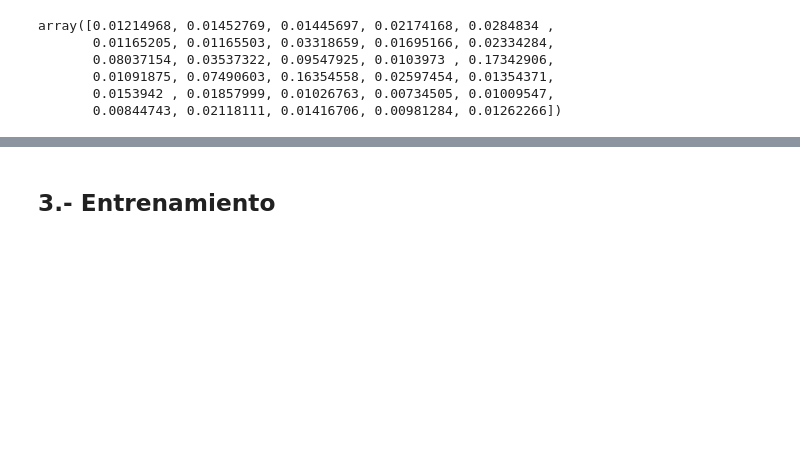
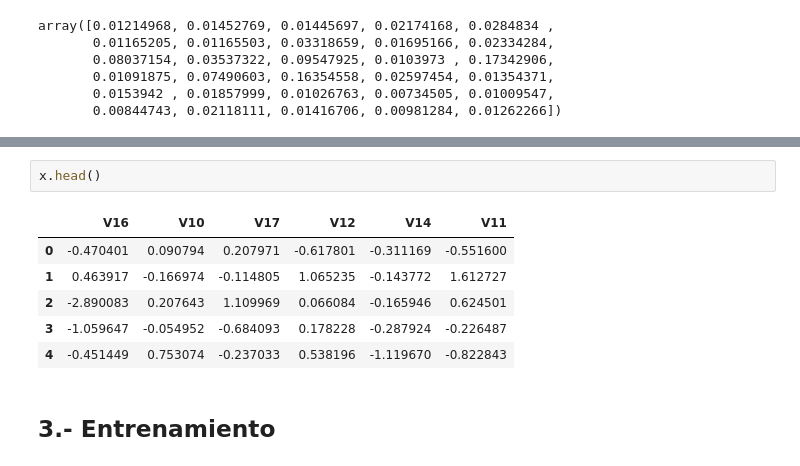
Before and after one commit to jhonadanil/ML-Tutorial, a Jupyter notebook: 8.-kmeans.ipynb, the cells around one changed output, grey strips where cells are left out. Saved outputs shown, nothing was run; the diff lists cells and outputs as text; blank space fills up the shorter version.

```diff
--- a/8.-kmeans.ipynb
+++ b/8.-kmeans.ipynb
@@ -141,3 +180,12 @@ NameError: name 'feature_importances_df' is not defined
+# %%
+x.head()
+# %% [output]
+|  | V16 | V10 | V17 | V12 | V14 | V11 |
+| 0 | -0.470401 | 0.090794 | 0.207971 | -0.617801 | -0.311169 | -0.551600 |
+| 1 | 0.463917 | -0.166974 | -0.114805 | 1.065235 | -0.143772 | 1.612727 |
+| 2 | -2.890083 | 0.207643 | 1.109969 | 0.066084 | -0.165946 | 0.624501 |
+| 3 | -1.059647 | -0.054952 | -0.684093 | 0.178228 | -0.287924 | -0.226487 |
+| 4 | -0.451449 | 0.753074 | -0.237033 | 0.538196 | -1.119670 | -0.822843 |
 # %% [markdown]
 ## 3.- Entrenamiento
 # %%
```
Also changed, not shown: parts of 19 cells of this notebook, 6 other files.
